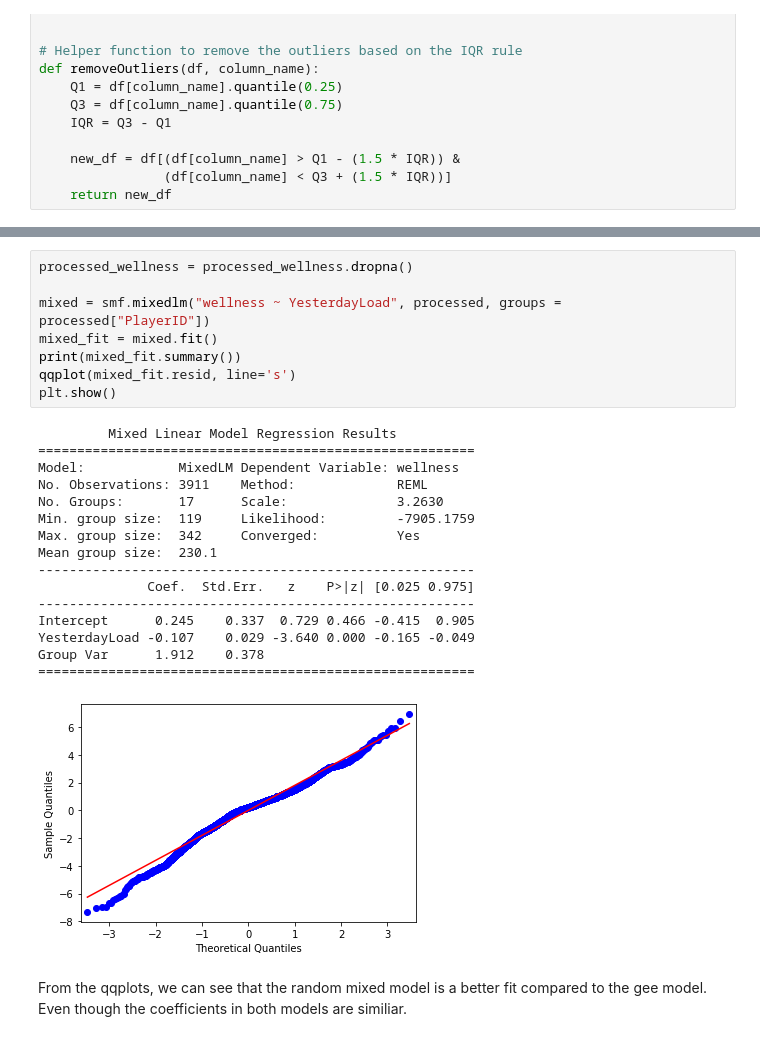
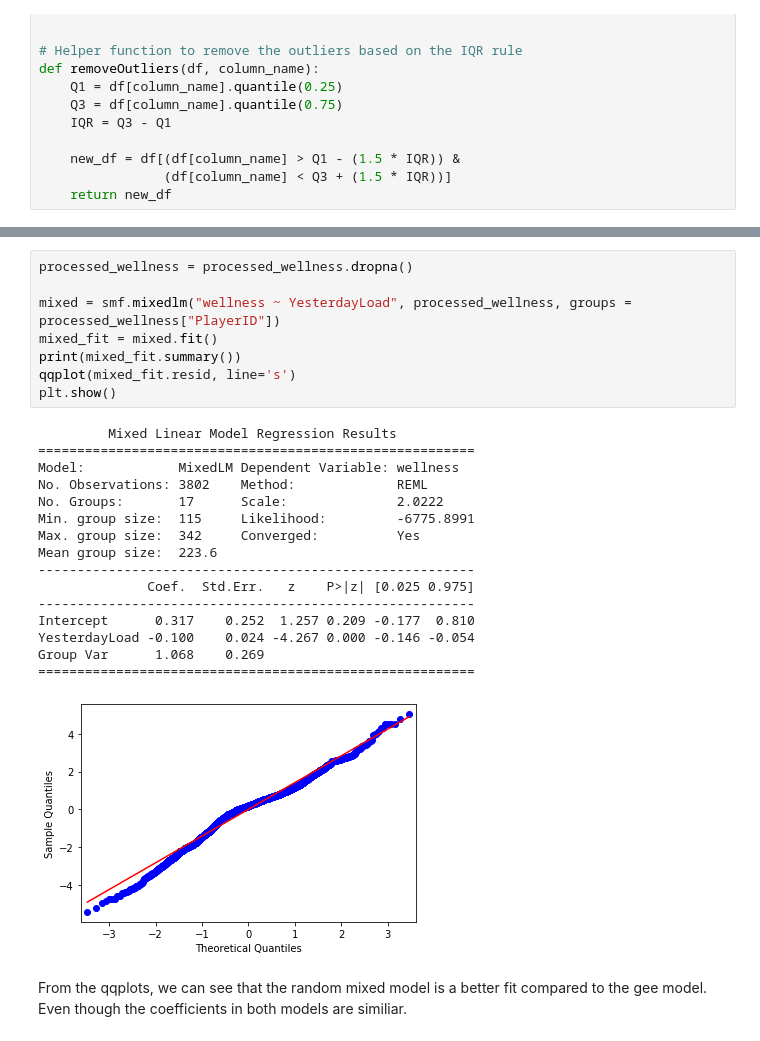
Before and after one commit to JoeRoussy/sta2453-project-1, a Jupyter notebook: yesterdays_load_vs_performance_and_wellness.ipynb, the cells around one changed output, grey strips where cells are left out. Drawn from its saved outputs; the diff is of its cells as text.

```diff
--- a/yesterdays_load_vs_performance_and_wellness.ipynb
+++ b/yesterdays_load_vs_performance_and_wellness.ipynb
@@ -268,28 +283,28 @@ Centered skew:                -0.4767   Centered kurtosis:              0.9251
 # %%
 processed_wellness = processed_wellness.dropna()
 
-mixed = smf.mixedlm("wellness ~ YesterdayLoad", processed, groups = processed["PlayerID"])
+mixed = smf.mixedlm("wellness ~ YesterdayLoad", processed_wellness, groups = processed_wellness["PlayerID"])
 mixed_fit = mixed.fit()
 print(mixed_fit.summary())
 qqplot(mixed_fit.resid, line='s')
 plt.show()
 # %% [output]
          Mixed Linear Model Regression Results
 ========================================================
 Model:            MixedLM Dependent Variable: wellness
-No. Observations: 3911    Method:             REML
-No. Groups:       17      Scale:              3.2630
-Min. group size:  119     Likelihood:         -7905.1759
+No. Observations: 3802    Method:             REML
+No. Groups:       17      Scale:              2.0222
+Min. group size:  115     Likelihood:         -6775.8991
 Max. group size:  342     Converged:          Yes
-Mean group size:  230.1
+Mean group size:  223.6
 --------------------------------------------------------
               Coef.  Std.Err.   z    P>|z| [0.025 0.975]
 --------------------------------------------------------
-Intercept      0.245    0.337  0.729 0.466 -0.415  0.905
-YesterdayLoad -0.107    0.029 -3.640 0.000 -0.165 -0.049
-Group Var      1.912    0.378
+Intercept      0.317    0.252  1.257 0.209 -0.177  0.810
+YesterdayLoad -0.100    0.024 -4.267 0.000 -0.146 -0.054
+Group Var      1.068    0.269
 ========================================================
-[figure, old version]
+[figure, new version]
 # %% [markdown]
 From the qqplots, we can see that the random mixed model is a better fit compared to the gee model. Even though the coefficients in both models are similiar.
 # %%
```
Also changed, not shown: parts of 21 cells of this notebook, 1 other file.
